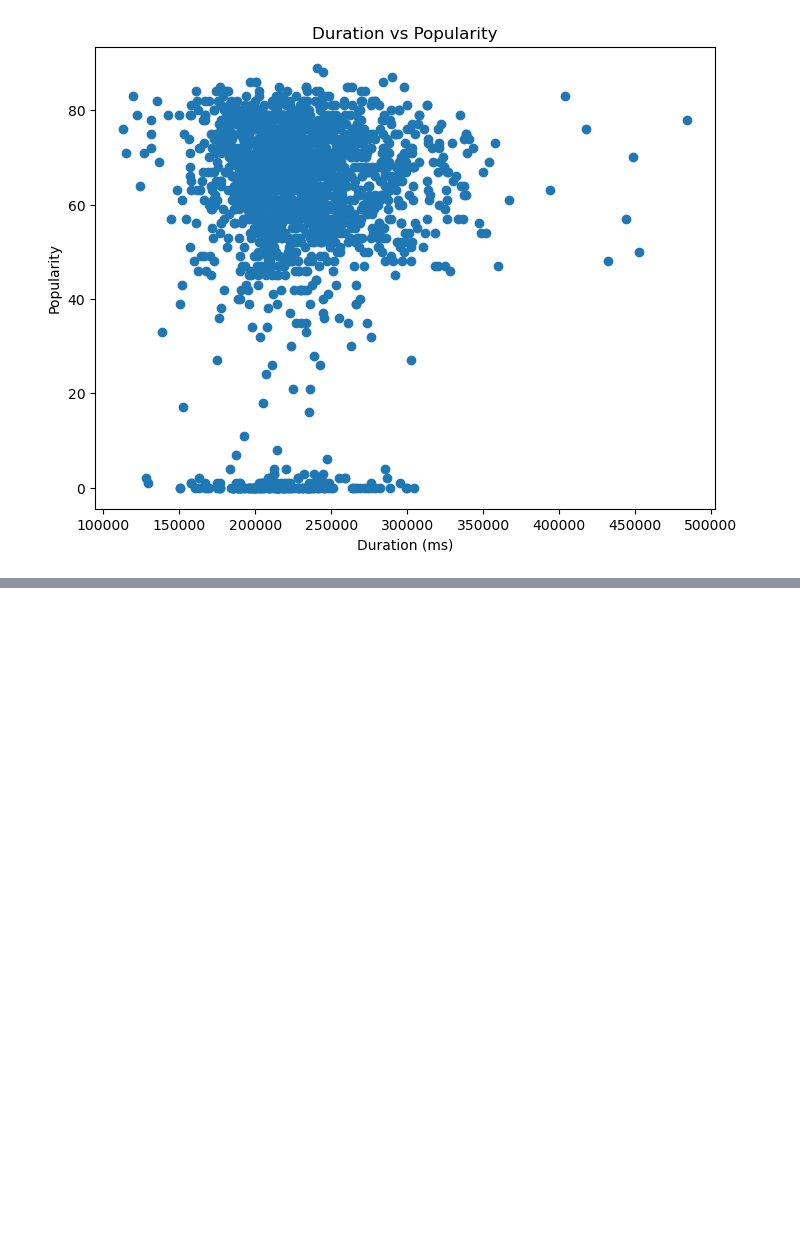
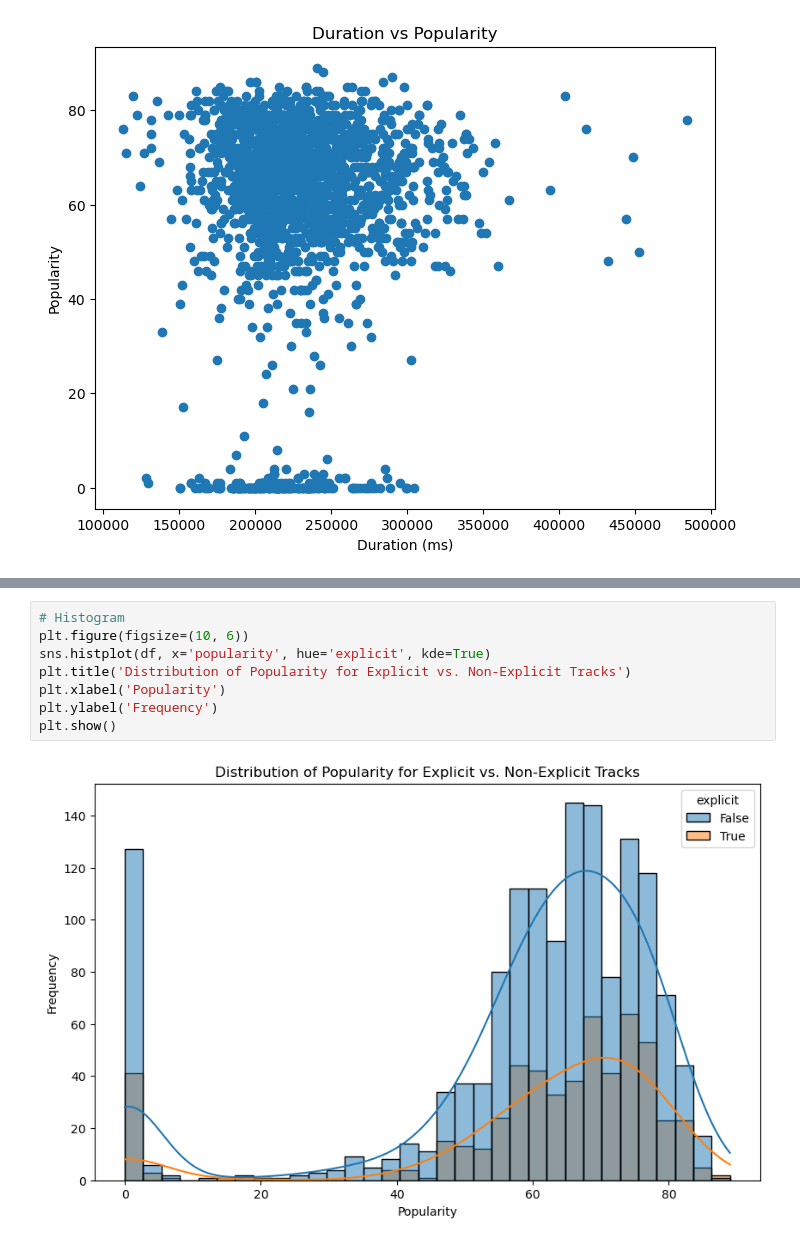
Before and after one commit to Ifaxox/Project-1-Data_Vis_Spotify, a Jupyter notebook: Final.analysis.ipynb, the cells around one changed output, grey strips where cells are left out. Drawn from its saved outputs; the diff is of its cells as text; blank space fills up the shorter version.

```diff
--- a/Final.analysis.ipynb
+++ b/Final.analysis.ipynb
@@ -76,0 +146,10 @@ plt.show()
+# %%
+# Histogram
+plt.figure(figsize=(10, 6))
+sns.histplot(df, x='popularity', hue='explicit', kde=True)
+plt.title('Distribution of Popularity for Explicit vs. Non-Explicit Tracks')
+plt.xlabel('Popularity')
+plt.ylabel('Frequency')
+plt.show()
+# %% [output]
+[figure, added]
```
Also changed, not shown: parts of 3 cells of this notebook, 9 other files.
